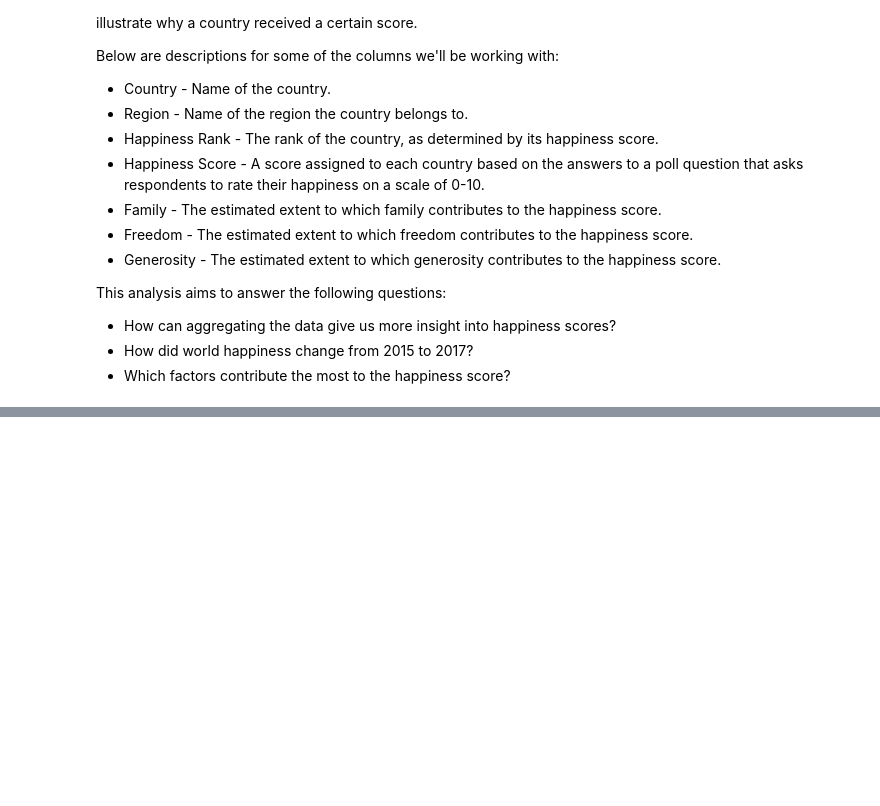
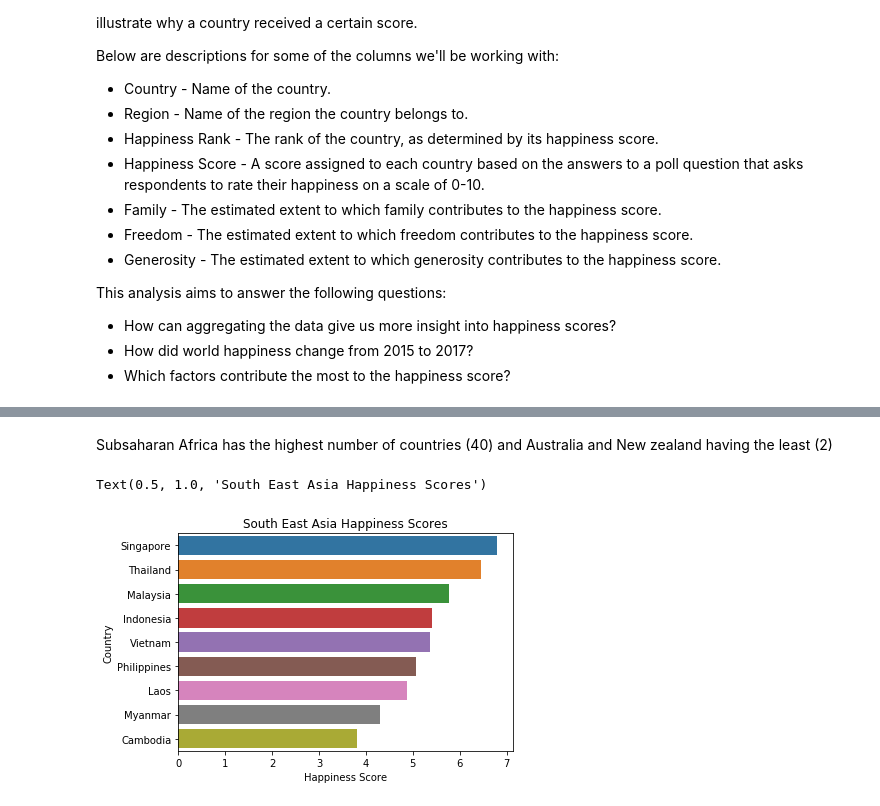
Before and after one commit to EugeneZnm/World-Happinesss-Report-Analysis, a Jupyter notebook: World Happiness Analysis.ipynb, the cells around one changed output, grey strips where cells are left out. Drawn from its saved outputs; the diff is of its cells as text; code cells hidden in the pictures; blank space fills up the shorter version.

```diff
--- a/World Happiness Analysis.ipynb
+++ b/World Happiness Analysis.ipynb
@@ -46,0 +153,16 @@ Freedom                          158 non-null float64
+# %% [markdown]
+Subsaharan Africa has the highest number of countries (40) and Australia and New zealand having the least (2)
+# %%
+# Group Data By Regions
+grouped = happiness2015.groupby('Region')
+# %%
+# Get South Eastern Asian Group
+South_east_asia =grouped.get_group('Southeastern Asia')
+# Happiness Score
+# South_east_asia = happiness2015[happiness2015['Region'] == 'Southeastern Asia']
+# South_east_asia.plot(x='Country', y='Happiness Score', kind='barh', title='South Eastern Asia Happiness Score', xlim=(0, 10))
+SEA = sns.barplot(x='Happiness Score', y='Country', data=South_east_asia)
+plt.title('South East Asia Happiness Scores')
+# %% [output]
+Text(0.5, 1.0, 'South East Asia Happiness Scores')
+[figure, added]
```
Also changed, not shown: parts of 19 cells of this notebook.
